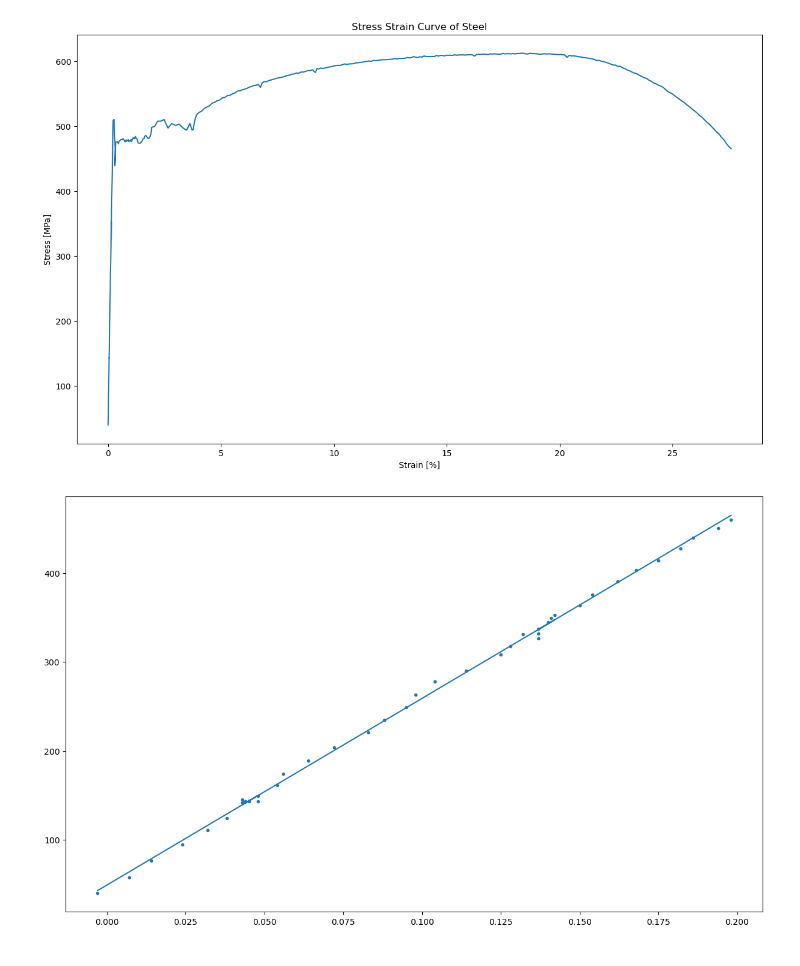
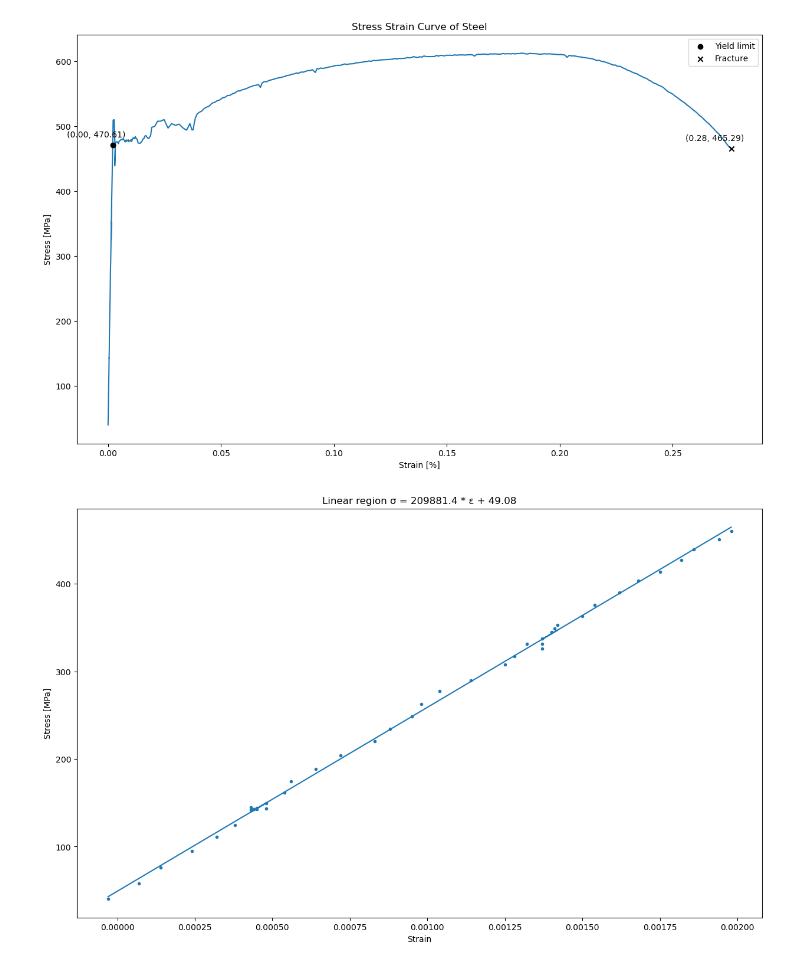
Before and after one commit to 2nio/stress-strain, a Jupyter notebook: graph.ipynb, the cells around one changed output. Saved outputs shown, nothing was run; the diff lists cells and outputs as text; code cells hidden in the pictures.

Commit message:
yield limit and fracture points

```diff
--- a/graph.ipynb
+++ b/graph.ipynb
@@ -14,43 +14,62 @@ def calcStress(loads, area):
         stresses.append(stress)
     return stresses
 
 def calcStrain(deformations, length):
     strains = []
     for deformation in deformations:
-        strain = round((deformation/length)*100, 3)
+        strain = round((deformation/length), 5)
         strains.append(strain)
     return strains
 
 #Stress vs Strain
 def stressStrainCurve(area, length):
     df['Stress [MPa]'] = calcStress(df['Load [ N ]'], area)
     df['Strain [%]'] = calcStrain(df['Deformation [ mm ]'], length)
+    yieldLimit = 0
+    for strain in df['Strain [%]']:
+        if not strain < 0.002:
+            yieldLimit = df.loc[(df == strain).any(axis=1)].index[0]
+            break
+    yieldLimitStrain = df.loc[yieldLimit, 'Strain [%]']
+    yieldLimitStress = df.loc[yieldLimit, 'Stress [MPa]']
     plt.figure(figsize=(15,9))
     plt.plot(df['Strain [%]'], df['Stress [MPa]'])
+    #Yield limit
+    plt.scatter(yieldLimitStrain, yieldLimitStress, color='black', marker='o', label=f'Yield limit', zorder=2)
+    plt.annotate(f"({yieldLimitStrain:.2f}, {yieldLimitStress:.2f})",
+             (yieldLimitStrain, yieldLimitStress),
+             textcoords="offset points", xytext=(-20, 10), ha='center')
+    #Fracture
+    fractureStrain = df['Strain [%]'].iloc[-1]
+    fractureStress = df['Stress [MPa]'].iloc[-1]
+    plt.scatter(fractureStrain, fractureStress, color='black', marker='x', label=f'Fracture', zorder=2)
+    plt.annotate(f"({fractureStrain:.2f}, {fractureStress:.2f})",
+             (fractureStrain, fractureStress),
+             textcoords="offset points", xytext=(-20, 10), ha='center')
     plt.xlabel('Strain [%]')
     plt.ylabel('Stress [MPa]')
     plt.title('Stress Strain Curve of Steel')
+    plt.legend()
     plt.show()
+    return yieldLimit
 
 #Young's Modulus
-def youngsModulus():
-    stressStrainCurve(50.3, 50)
-    linearMax = 0
-    for strain in df['Strain [%]']:
-        if not strain < 0.2:
-            linearMax = df.loc[(df == strain).any(axis=1)].index[0]
-            break
-    x = df['Strain [%]'].head(linearMax)
-    y = df['Stress [MPa]'].head(linearMax)
+def youngsModulus(area, length):
+    yieldLimit = stressStrainCurve(area, length)
+    x = df['Strain [%]'].head(yieldLimit)
+    y = df['Stress [MPa]'].head(yieldLimit)
     slope, intercept, r, p, std_err = stats.linregress(x, y)
     def calcY(x):
         return slope * x + intercept
     mymodel = list(map(calcY, x))
     plt.figure(figsize=(15,9))
     plt.scatter(x, y, marker='.')
     plt.plot(x, mymodel)
+    plt.xlabel('Strain')
+    plt.ylabel('Stress [MPa]')
+    plt.title('Linear region ' + 'σ = ' + str(round(slope, 2)) + ' * ε' + ' + ' + str(round(intercept, 2)))
     plt.show()
-youngsModulus()
+youngsModulus(50.3, 50)
 # %% [output]
-[figure, old version]
+[figure, new version]
-[figure, old version]
+[figure, new version]
```
